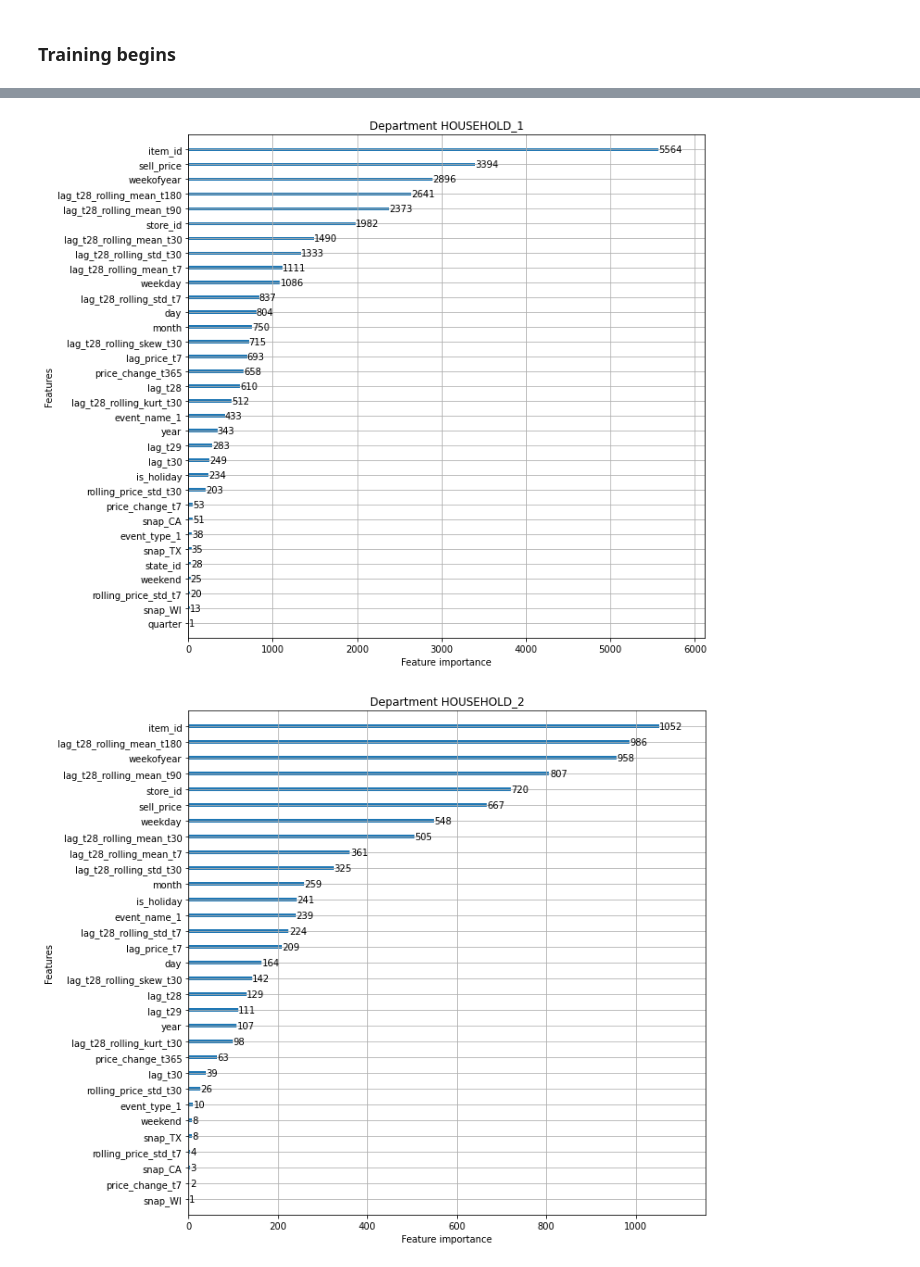
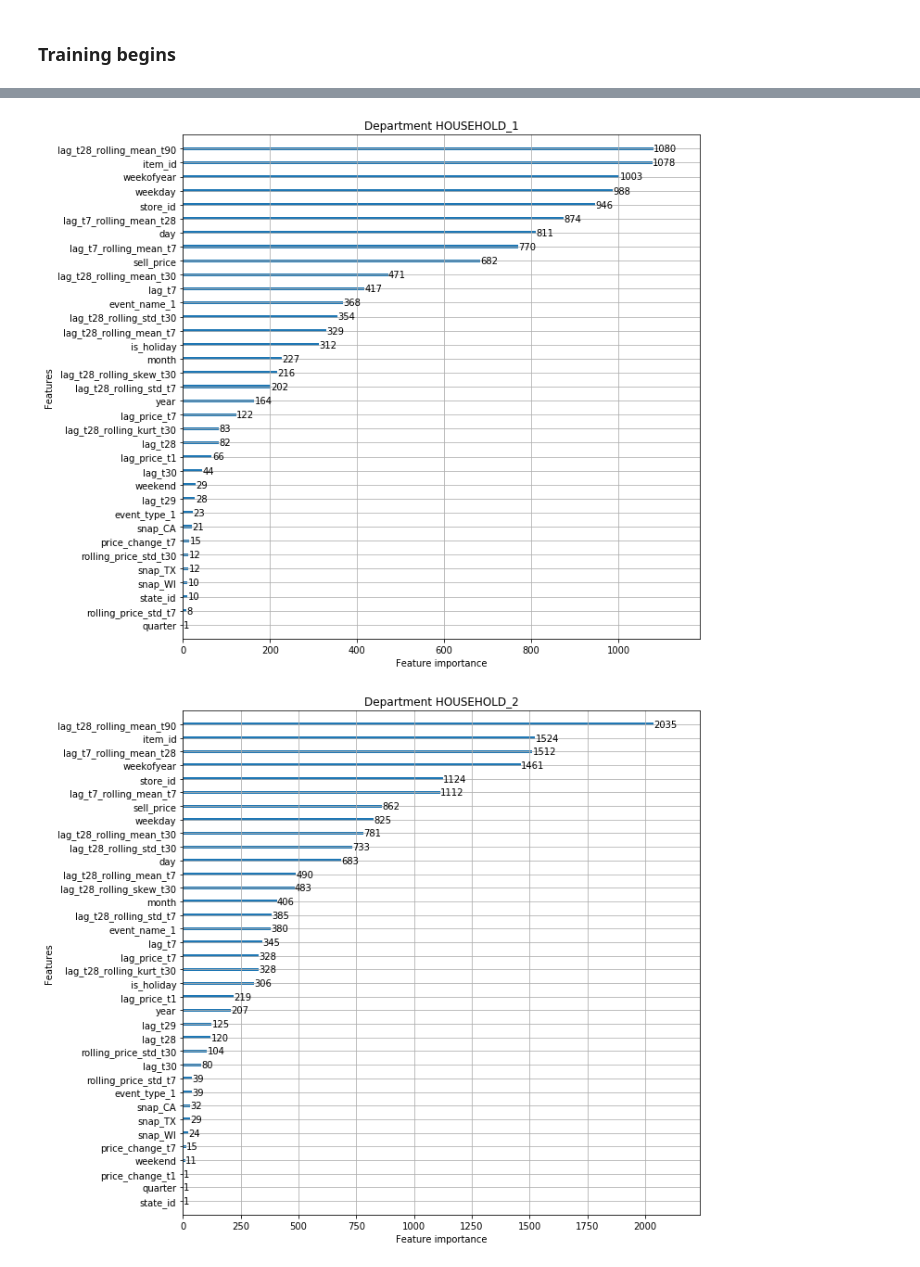
Before and after one commit to niwolpert/kaggle_M5_forecasting_accuracy, a Jupyter notebook: M5 Nicolai.ipynb, the cells around one changed output, grey strips where cells are left out. Drawn from its saved outputs; the diff is of its cells as text; code cells hidden in the pictures.

```diff
--- a/M5 Nicolai.ipynb
+++ b/M5 Nicolai.ipynb
@@ -118,6 +116,3 @@ path_data = '/kaggle/input/m5-forecasting-accuracy/'
-# %%
-sales_train_val = pd.read_csv(path_data + 'sales_train_validation.csv')
-sample_submission = pd.read_csv(path_data + 'sample_submission.csv')
 # %%
 # Function for reading and transforming data
 
@@ -579,14 +575,17 @@ Possible features to implement:
 def add_features(data):
 
     # rolling sales features
+    data['lag_t7'] = data.groupby(['id'])['sales'].transform(lambda x: x.shift(7)).astype('float16')   # added 28/04
     data['lag_t28'] = data.groupby(['id'])['sales'].transform(lambda x: x.shift(28)).astype('float16')
     data['lag_t29'] = data.groupby(['id'])['sales'].transform(lambda x: x.shift(29)).astype('float16')
     data['lag_t30'] = data.groupby(['id'])['sales'].transform(lambda x: x.shift(30)).astype('float16')
+    data['lag_t7_rolling_mean_t7'] = data.groupby(['id'])['sales'].transform(lambda x: x.shift(7).rolling(7).mean()).astype('float16') # added 28/04
+    data['lag_t7_rolling_mean_t28'] = data.groupby(['id'])['sales'].transform(lambda x: x.shift(7).rolling(28).mean()).astype('float16') # added 28/04
     data['lag_t28_rolling_mean_t7'] = data.groupby(['id'])['sales'].transform(lambda x: x.shift(28).rolling(7).mean()).astype('float16')
     data['lag_t28_rolling_std_t7'] = data.groupby(['id'])['sales'].transform(lambda x: x.shift(28).rolling(7).std()).astype('float16')
     data['lag_t28_rolling_mean_t30'] = data.groupby(['id'])['sales'].transform(lambda x: x.shift(28).rolling(30).mean()).astype('float16')
     data['lag_t28_rolling_mean_t90'] = data.groupby(['id'])['sales'].transform(lambda x: x.shift(28).rolling(90).mean()).astype('float16')
-    data['lag_t28_rolling_mean_t180'] = data.groupby(['id'])['sales'].transform(lambda x: x.shift(28).rolling(180).mean()).astype('float16')
+    #data['lag_t28_rolling_mean_t180'] = data.groupby(['id'])['sales'].transform(lambda x: x.shift(28).rolling(180).mean()).astype('float16')
     data['lag_t28_rolling_std_t30'] = data.groupby(['id'])['sales'].transform(lambda x: x.shift(28).rolling(30).std()).astype('float16')
     data['lag_t28_rolling_skew_t30'] = data.groupby(['id'])['sales'].transform(lambda x: x.shift(28).rolling(30).skew()).astype('float16')
     data['lag_t28_rolling_kurt_t30'] = data.groupby(['id'])['sales'].transform(lambda x: x.shift(28).rolling(30).kurt()).astype('float16')
@@ -596,11 +595,11 @@ def add_features(data):
     data['lag_price_t7'] = data.groupby(['id'])['sell_price'].transform(lambda x: x.shift(7)).astype('float16')
     data['price_change_t1'] = (data['lag_price_t1'] - data['sell_price']) / (data['lag_price_t1']).astype('float16')
     data['price_change_t7'] = (data['lag_price_t7'] - data['sell_price']) / (data['lag_price_t7']).astype('float16')
-    data['rolling_price_max_t365'] = data.groupby(['id'])['sell_price'].transform(lambda x: x.shift(1).rolling(365).max()).astype('float16')
-    data['price_change_t365'] = (data['rolling_price_max_t365'] - data['sell_price']) / (data['rolling_price_max_t365']).astype('float16')
+    #data['rolling_price_max_t365'] = data.groupby(['id'])['sell_price'].transform(lambda x: x.shift(1).rolling(365).max()).astype('float16')
+    #data['price_change_t365'] = (data['rolling_price_max_t365'] - data['sell_price']) / (data['rolling_price_max_t365']).astype('float16')
     data['rolling_price_std_t7'] = data.groupby(['id'])['sell_price'].transform(lambda x: x.rolling(7).std()).astype('float16')
     data['rolling_price_std_t30'] = data.groupby(['id'])['sell_price'].transform(lambda x: x.rolling(30).std()).astype('float16')
-    data.drop(['rolling_price_max_t365', 'lag_price_t1'], inplace = True, axis = 1)
+    #data.drop(['rolling_price_max_t365', 'lag_price_t1'], inplace = True, axis = 1)
 
     data['sell_price'] = data.sell_price.astype('float16')
 
@@ -631,12 +630,13 @@ def my_split_train_val_test(df, first_day_val):
     y_val = x_val['sales']
     x_train.drop(drop_features, axis=1, inplace=True)
     x_val.drop(drop_features, axis=1, inplace=True)
-    test = df[df.part=='public_leaderboard']
+    #test = df[df.part=='public_leaderboard']
     '''
     x_train, x_val, y_train, y_val = train_test_split(df[df.part=='train_val'].drop(drop_features, axis=1), df[df.part=='train_val'].sales, test_size=0.1, shuffle=True, random_state=54)
     test = df_dep[df_dep.part=='public_leaderboard']
     '''
-    return x_train, y_train, x_val, y_val, test
+    #return x_train, y_train, x_val, y_val, test
+    return x_train, y_train, x_val, y_val
 # %% [markdown]
 To do:
 * parameter tuning by department
@@ -723,18 +727,24 @@ BEST PARAMETERS FOR DEPARTMENT FOODS_3: {'bagging_freq': 0, 'boosting_type': 'gb
 ### Training begins
 # %%
 test_all_dep = pd.DataFrame()
+
+start_day=1200
 
 for dep_id in dep_ids:
 
     print('\n######## Training department ' + str(dep_id) + '... ########')
 
-    df_dep = read_and_transform(start_day=1200, dep_id=dep_id)
-    df_dep = add_features(df_dep)
+    df_dep = read_and_transform(start_day, dep_id=dep_id)
+    # note test dates to predict later
+    test_dates = df_dep[df_dep.part=='public_leaderboard'].date.unique()
 
-    x_train, y_train, x_val, y_val, test = my_split_train_val_test(df_dep, first_day_val)
+    df_dep_trainval = df_dep[df_dep.part=='train_val']
+    df_dep_trainval = add_features(df_dep_trainval)
 
-    del df_dep
-    gc.collect()
+    x_train, y_train, x_val, y_val = my_split_train_val_test(df_dep_trainval, first_day_val)
+
+    #del df_dep
+    #gc.collect()
 
     # train model
     params = {'bagging_freq': 0,
@@ -761,15 +771,35 @@ for dep_id in dep_ids:
     lgbm.plot_importance(model, ax=ax)
     ax.set_title('Department ' + dep_id, fontsize=12)
 
-    # predict test
+
+    # predict validation
     val_pred = model.predict(x_val)
     val_score = np.sqrt(metrics.mean_squared_error(val_pred, y_val))
     print(f'Our val rmse score is {val_score}')
+
+    # predict test set on day-by-day basis
+    for i, date in enumerate(test_dates):
+
+        print('Predicting day ' + str(i+1) + ' of ' + str(len(test_dates)))
+
+        df_day = df_dep[(df_dep.date<=date) & (df_dep.date >= date-pd.Timedelta(days=120))] # make sure to include enough history to be able to compute lag features
+        df_day = add_features(df_day)
+        df_day=df_day[df_day.date==date]
+        df_dep.loc[df_dep.date==date, 'sales'] = model.predict(df_day.drop(drop_features, axis=1))
+
+    df_dep_test = df_dep[df_dep.part=='public_leaderboard']
+    test_all_dep = test_all_dep.append(df_dep_test)
+
+    del df_dep, df_dep_test, df_day, x_val, y_val
+    gc.collect()
+
+    '''
+    # predict test
     y_test_pred = model.predict(test.drop(drop_features, axis=1))
-
     test['sales'] = y_test_pred
     test_all_dep = test_all_dep.append(test)
     del test, x_val, y_val
+    '''
 # %% [output]
 ######## Training department HOBBIES_1... ########
 ### Transforming into melted and merged data format... ###
@@ -793,2 +823,2 @@ Our val rmse score is 3.0957925049843302
-[figure, old version]
+[figure, new version]
-[figure, old version]
+[figure, new version]
```
Also changed, not shown: parts of 11 cells of this notebook.
